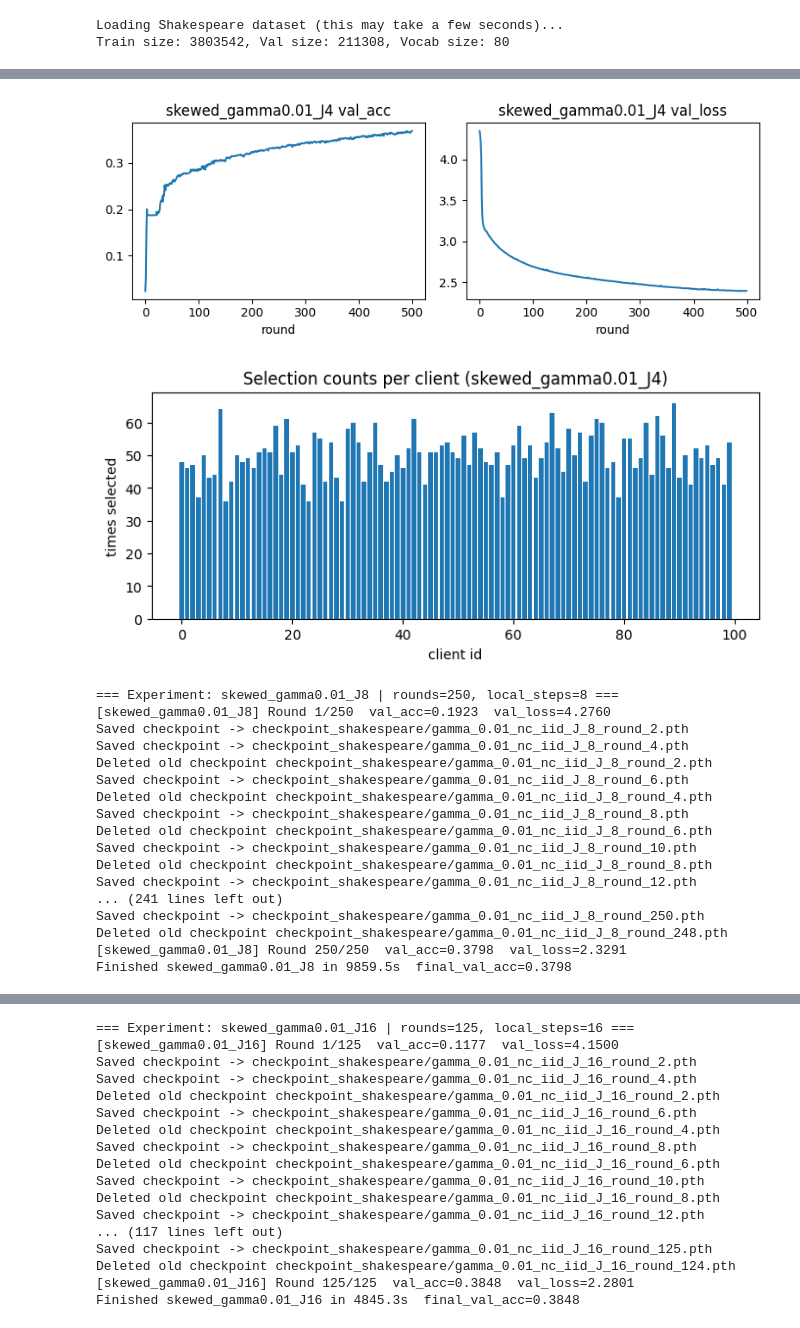
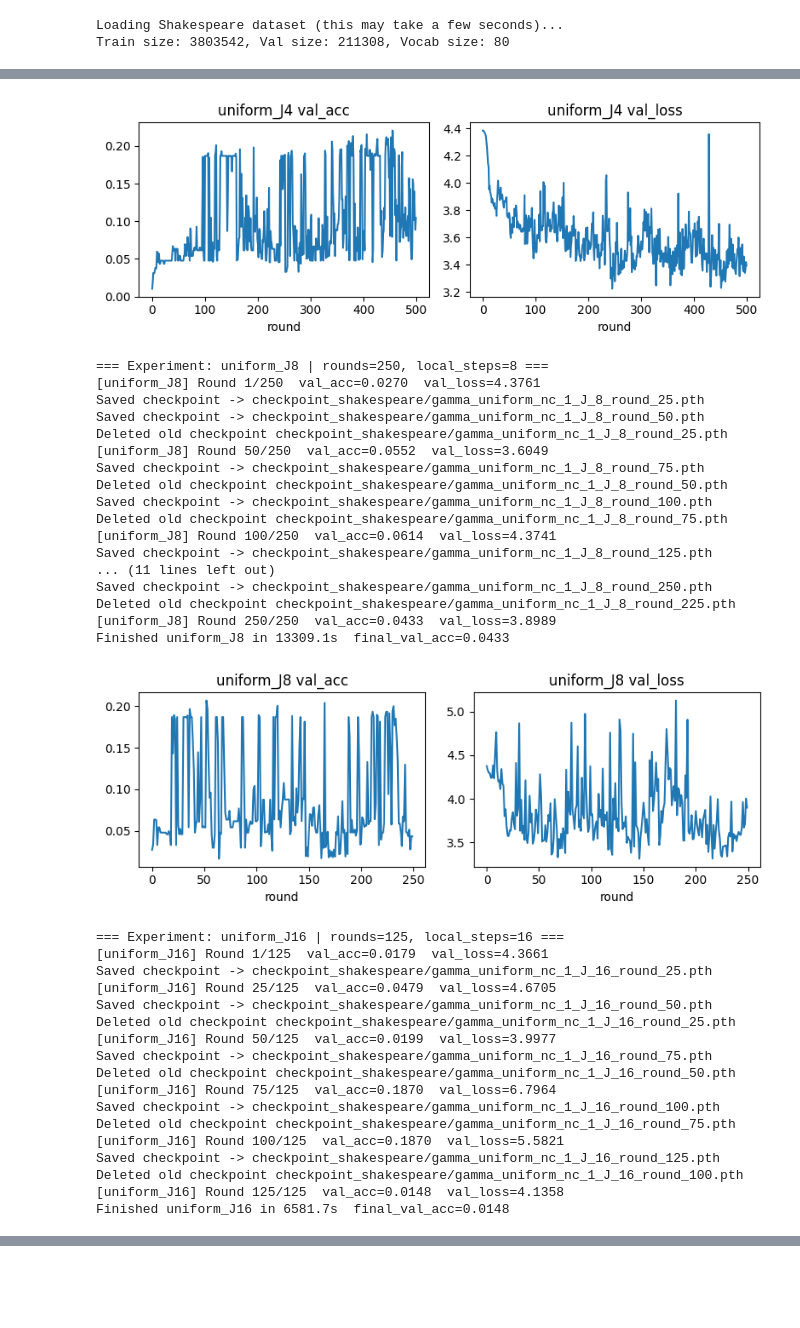
Before and after one commit to Scrivane/AML_project_5, a Jupyter notebook: shakespeare_best_runner_v2/Shakespeare_iid_and_non_iid_final.ipynb, the cells around one changed output, grey strips where cells are left out. Cells and saved outputs as stored; diff of their text form; code cells hidden in the pictures; blank space fills up the shorter version.

```diff
--- a/shakespeare_best_runner_v2/Shakespeare_iid_and_non_iid_final.ipynb
+++ b/shakespeare_best_runner_v2/Shakespeare_iid_and_non_iid_final.ipynb
@@ -399,7 +414,7 @@ def run_global(
 
         val_losses.append(val_loss)
         val_accs.append(val_acc)
-        save_every=2
+        save_every=25
 
 
         if (r % save_every == 0) or (r == rounds_global):
@@ -468,9 +483,9 @@ device = DEVICE
 round_base=500
 schemes = ['uniform', 'skewed']
 
-GAMMAS= [0.01,1,10, "uniform"]
+GAMMAS= [ "uniform"]
 LOCAL_STEPS_LIST = [4,8,16]
-for nc in ["iid"]:
+for nc in [1,10]:
                     # IID shards
     if nc=="iid":
 
@@ -542,19 +557,36 @@ Finished skewed_gamma0.01_J4 in 19673.3s  final_val_acc=0.3698
-[figure, old version]
+[figure, new version]
+=== Experiment: uniform_J8 | rounds=250, local_steps=8 ===
+[uniform_J8] Round 1/250  val_acc=0.0270  val_loss=4.3761
+Saved checkpoint -> checkpoint_shakespeare/gamma_uniform_nc_1_J_8_round_25.pth
+Saved checkpoint -> checkpoint_shakespeare/gamma_uniform_nc_1_J_8_round_50.pth
+Deleted old checkpoint checkpoint_shakespeare/gamma_uniform_nc_1_J_8_round_25.pth
+[uniform_J8] Round 50/250  val_acc=0.0552  val_loss=3.6049
+Saved checkpoint -> checkpoint_shakespeare/gamma_uniform_nc_1_J_8_round_75.pth
+Deleted old checkpoint checkpoint_shakespeare/gamma_uniform_nc_1_J_8_round_50.pth
+Saved checkpoint -> checkpoint_shakespeare/gamma_uniform_nc_1_J_8_round_100.pth
+Deleted old checkpoint checkpoint_shakespeare/gamma_uniform_nc_1_J_8_round_75.pth
+[uniform_J8] Round 100/250  val_acc=0.0614  val_loss=4.3741
+Saved checkpoint -> checkpoint_shakespeare/gamma_uniform_nc_1_J_8_round_125.pth
+... (11 lines left out)
+Saved checkpoint -> checkpoint_shakespeare/gamma_uniform_nc_1_J_8_round_250.pth
+Deleted old checkpoint checkpoint_shakespeare/gamma_uniform_nc_1_J_8_round_225.pth
+[uniform_J8] Round 250/250  val_acc=0.0433  val_loss=3.8989
+Finished uniform_J8 in 13309.1s  final_val_acc=0.0433
-[figure, old version]
+[figure, new version]
-=== Experiment: skewed_gamma0.01_J8 | rounds=250, local_steps=8 ===
-[skewed_gamma0.01_J8] Round 1/250  val_acc=0.1923  val_loss=4.2760
-Saved checkpoint -> checkpoint_shakespeare/gamma_0.01_nc_iid_J_8_round_2.pth
-Saved checkpoint -> checkpoint_shakespeare/gamma_0.01_nc_iid_J_8_round_4.pth
-Deleted old checkpoint checkpoint_shakespeare/gamma_0.01_nc_iid_J_8_round_2.pth
-Saved checkpoint -> checkpoint_shakespeare/gamma_0.01_nc_iid_J_8_round_6.pth
-Deleted old checkpoint checkpoint_shakespeare/gamma_0.01_nc_iid_J_8_round_4.pth
-Saved checkpoint -> checkpoint_shakespeare/gamma_0.01_nc_iid_J_8_round_8.pth
-Deleted old checkpoint checkpoint_shakespeare/gamma_0.01_nc_iid_J_8_round_6.pth
-Saved checkpoint -> checkpoint_shakespeare/gamma_0.01_nc_iid_J_8_round_10.pth
-Deleted old checkpoint checkpoint_shakespeare/gamma_0.01_nc_iid_J_8_round_8.pth
-Saved checkpoint -> checkpoint_shakespeare/gamma_0.01_nc_iid_J_8_round_12.pth
-... (241 lines left out)
-Saved checkpoint -> checkpoint_shakespeare/gamma_0.01_nc_iid_J_8_round_250.pth
-Deleted old checkpoint checkpoint_shakespeare/gamma_0.01_nc_iid_J_8_round_248.pth
-[skewed_gamma0.01_J8] Round 250/250  val_acc=0.3798  val_loss=2.3291
-Finished skewed_gamma0.01_J8 in 9859.5s  final_val_acc=0.3798
+=== Experiment: uniform_J16 | rounds=125, local_steps=16 ===
+[uniform_J16] Round 1/125  val_acc=0.0179  val_loss=4.3661
+Saved checkpoint -> checkpoint_shakespeare/gamma_uniform_nc_1_J_16_round_25.pth
+[uniform_J16] Round 25/125  val_acc=0.0479  val_loss=4.6705
+Saved checkpoint -> checkpoint_shakespeare/gamma_uniform_nc_1_J_16_round_50.pth
+Deleted old checkpoint checkpoint_shakespeare/gamma_uniform_nc_1_J_16_round_25.pth
+[uniform_J16] Round 50/125  val_acc=0.0199  val_loss=3.9977
+Saved checkpoint -> checkpoint_shakespeare/gamma_uniform_nc_1_J_16_round_75.pth
+Deleted old checkpoint checkpoint_shakespeare/gamma_uniform_nc_1_J_16_round_50.pth
+[uniform_J16] Round 75/125  val_acc=0.1870  val_loss=6.7964
+Saved checkpoint -> checkpoint_shakespeare/gamma_uniform_nc_1_J_16_round_100.pth
+Deleted old checkpoint checkpoint_shakespeare/gamma_uniform_nc_1_J_16_round_75.pth
+[uniform_J16] Round 100/125  val_acc=0.1870  val_loss=5.5821
+Saved checkpoint -> checkpoint_shakespeare/gamma_uniform_nc_1_J_16_round_125.pth
+Deleted old checkpoint checkpoint_shakespeare/gamma_uniform_nc_1_J_16_round_100.pth
+[uniform_J16] Round 125/125  val_acc=0.0148  val_loss=4.1358
+Finished uniform_J16 in 6581.7s  final_val_acc=0.0148
@@ -563,17 +611,0 @@ Finished skewed_gamma0.01_J8 in 9859.5s  final_val_acc=0.3798
-=== Experiment: skewed_gamma0.01_J16 | rounds=125, local_steps=16 ===
-[skewed_gamma0.01_J16] Round 1/125  val_acc=0.1177  val_loss=4.1500
-Saved checkpoint -> checkpoint_shakespeare/gamma_0.01_nc_iid_J_16_round_2.pth
-Saved checkpoint -> checkpoint_shakespeare/gamma_0.01_nc_iid_J_16_round_4.pth
-Deleted old checkpoint checkpoint_shakespeare/gamma_0.01_nc_iid_J_16_round_2.pth
-Saved checkpoint -> checkpoint_shakespeare/gamma_0.01_nc_iid_J_16_round_6.pth
-Deleted old checkpoint checkpoint_shakespeare/gamma_0.01_nc_iid_J_16_round_4.pth
-Saved checkpoint -> checkpoint_shakespeare/gamma_0.01_nc_iid_J_16_round_8.pth
-Deleted old checkpoint checkpoint_shakespeare/gamma_0.01_nc_iid_J_16_round_6.pth
-Saved checkpoint -> checkpoint_shakespeare/gamma_0.01_nc_iid_J_16_round_10.pth
-Deleted old checkpoint checkpoint_shakespeare/gamma_0.01_nc_iid_J_16_round_8.pth
-Saved checkpoint -> checkpoint_shakespeare/gamma_0.01_nc_iid_J_16_round_12.pth
-... (117 lines left out)
-Saved checkpoint -> checkpoint_shakespeare/gamma_0.01_nc_iid_J_16_round_125.pth
-Deleted old checkpoint checkpoint_shakespeare/gamma_0.01_nc_iid_J_16_round_124.pth
-[skewed_gamma0.01_J16] Round 125/125  val_acc=0.3848  val_loss=2.2801
-Finished skewed_gamma0.01_J16 in 4845.3s  final_val_acc=0.3848
```
Also changed, not shown: parts of 2 cells of this notebook, 14 other files.
